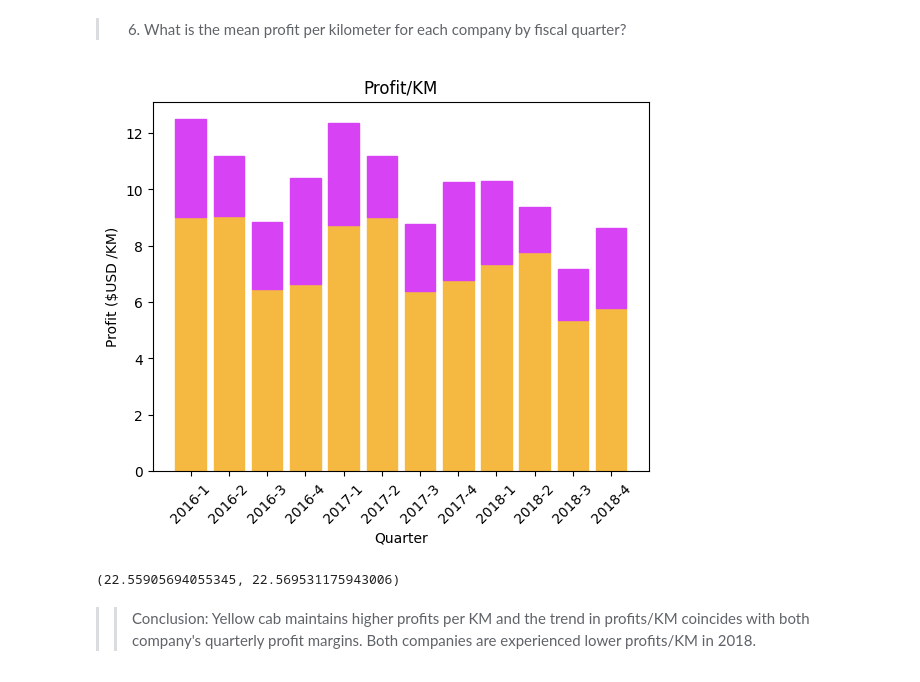
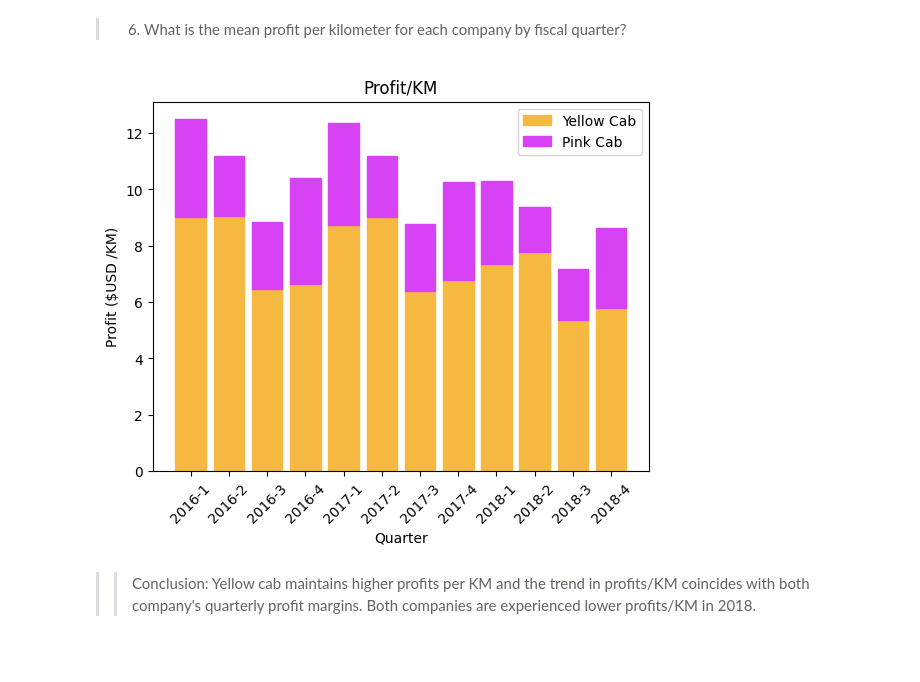
Before and after one commit to nureinumeya1999/Cab-Investment, a Jupyter notebook: src/EDA.ipynb, the cells around one changed output. Cells and saved outputs as stored; diff of their text form; code cells hidden in the pictures.

```diff
--- a/src/EDA.ipynb
+++ b/src/EDA.ipynb
@@ -676,6 +676,8 @@ yc = plt.bar(ymq['City'], ymq['Profit Margin'] )
 pc = plt.bar(pmq['City'], pmq['Profit Margin'], bottom=ymq['Profit Margin'])
 plt.xticks(rotation=90)
 
+yc.set_label('Yellow Cab')
+pc.set_label('Pink Cab')
 for bar in pc:
     bar.set_color('#d742f5')
 for bar in yc:
@@ -683,7 +685,7 @@ for bar in yc:
 
 plt.xlabel('City')
 plt.ylabel('Profit Margin (%)')
-
+plt.legend()
 plt.title('Profit Margins per City')
 plt.show()
 # %% [output]
@@ -723,24 +725,23 @@ ppkd, ypkd = getProfitPerKM(pink, ['KM Travelled']), getProfitPerKM(yellow, ['KM
 # %%
 ypk = plt.bar(ypkd['String Quarter'], ypkd['Profit/KM'] )
 ppk = plt.bar(ppkd['String Quarter'], ppkd['Profit/KM'], bottom=ypkd['Profit/KM'])
 plt.xticks(rotation=45)
 
+ypk.set_label('Yellow Cab')
+ppk.set_label('Pink Cab')
 for bar in ppk:
     bar.set_color('#d742f5')
 
 for bar in ypk:
     bar.set_color('#f5b942')
 
 plt.xlabel('Quarter')
 plt.ylabel('Profit ($USD /KM)')
 plt.title('Profit/KM')
+plt.legend()
 plt.show()
 # %% [output]
-[figure, old version]
+[figure, new version]
-# %%
-pink['KM Travelled'].mean(), yellow['KM Travelled'].mean()
-# %% [output]
-(22.55905694055345, 22.569531175943006)
 # %% [markdown]
 >> Conclusion: Yellow cab maintains higher profits per KM and the trend in profits/KM coincides with both company's quarterly profit margins. Both companies are experienced lower profits/KM in 2018.
 # %% [markdown]
```
Also changed, not shown: parts of 6 cells of this notebook, 1 other file.
